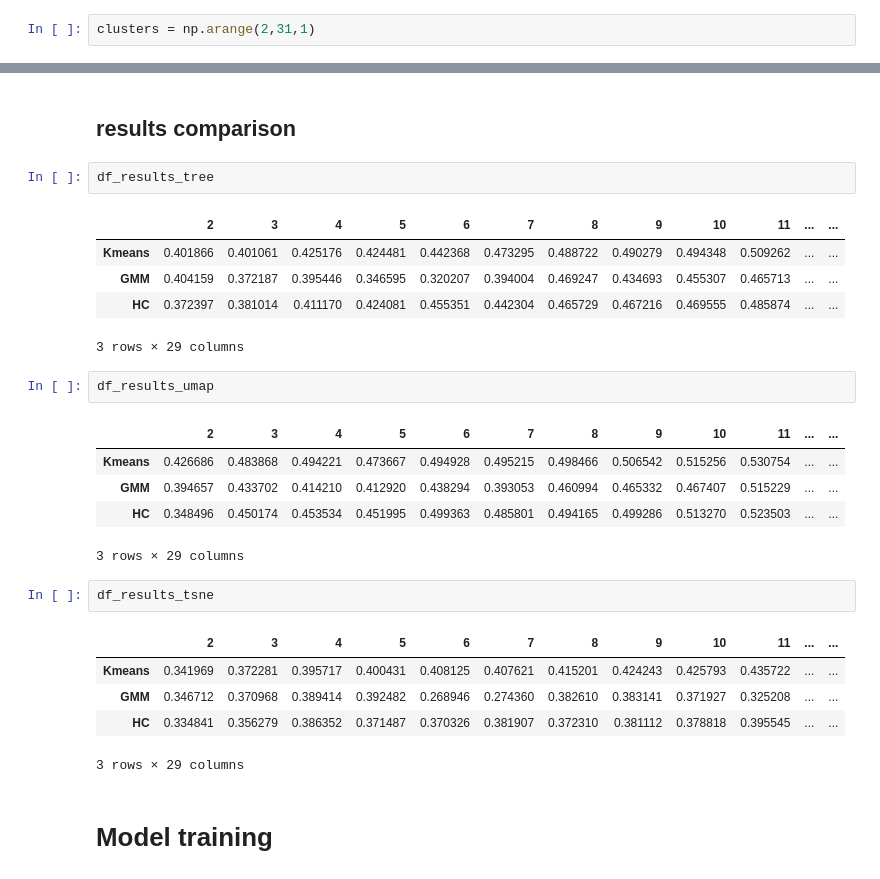
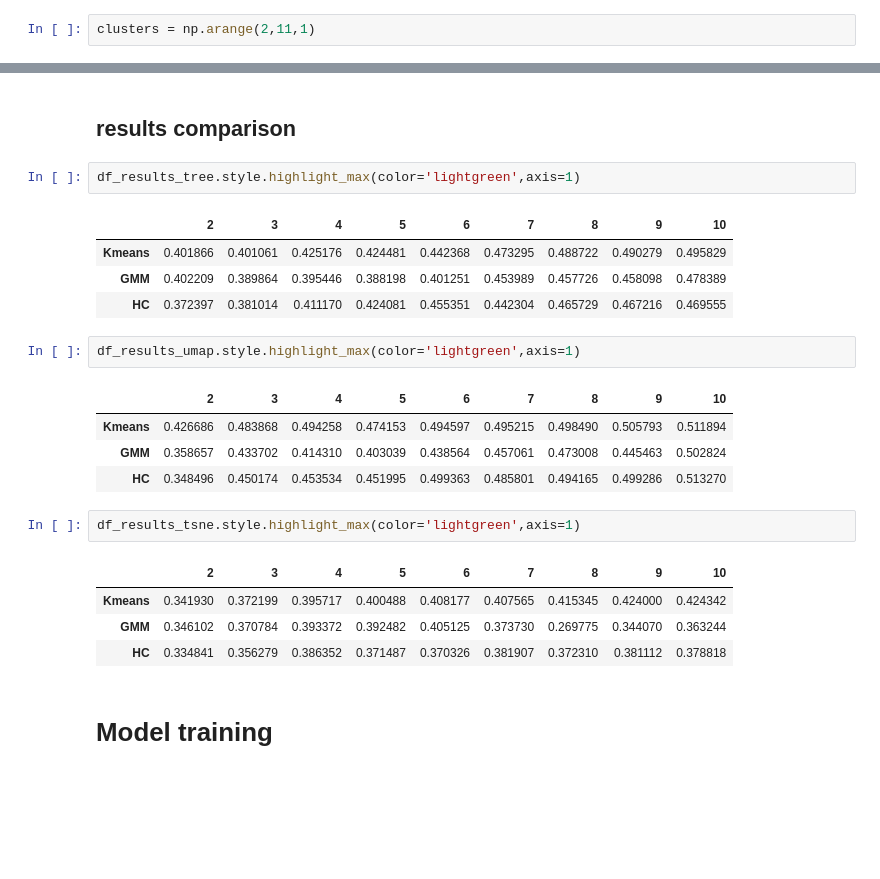
Before and after one commit to lavinomenezes/insiders_loyalty_program, a Jupyter notebook: notebooks/insider_clustering_v09_deploy.ipynb, the cells around one changed output, grey strips where cells are left out. Saved outputs shown, nothing was run; the diff lists cells and outputs as text; blank space fills up the shorter version.

```diff
--- a/notebooks/insider_clustering_v09_deploy.ipynb
+++ b/notebooks/insider_clustering_v09_deploy.ipynb
@@ -565,7 +565,7 @@ X.head()
 | 3 | -5.610941 | 11.015698 |
 | 4 | 17.254812 | -2.826212 |
 # %%
-clusters = np.arange(2,31,1)
+clusters = np.arange(2,11,1)
 # %% [markdown]
 ## KNN
 # %%
@@ -848,29 +844,26 @@ df_results_tsne.style.highlight_max(color='lightgreen',axis=1)
 # %% [markdown]
 ## results comparison
 # %%
-df_results_tree
+df_results_tree.style.highlight_max(color='lightgreen',axis=1)
 # %% [output]
-|  | 2 | 3 | 4 | 5 | 6 | 7 | 8 | 9 | 10 | 11 | ... | ... |
-| Kmeans | 0.401866 | 0.401061 | 0.425176 | 0.424481 | 0.442368 | 0.473295 | 0.488722 | 0.490279 | 0.494348 | 0.509262 | ... | ... |
-| GMM | 0.404159 | 0.372187 | 0.395446 | 0.346595 | 0.320207 | 0.394004 | 0.469247 | 0.434693 | 0.455307 | 0.465713 | ... | ... |
-| HC | 0.372397 | 0.381014 | 0.411170 | 0.424081 | 0.455351 | 0.442304 | 0.465729 | 0.467216 | 0.469555 | 0.485874 | ... | ... |
+|  | 2 | 3 | 4 | 5 | 6 | 7 | 8 | 9 | 10 |
+| Kmeans | 0.401866 | 0.401061 | 0.425176 | 0.424481 | 0.442368 | 0.473295 | 0.488722 | 0.490279 | 0.495829 |
+| GMM | 0.402209 | 0.389864 | 0.395446 | 0.388198 | 0.401251 | 0.453989 | 0.457726 | 0.458098 | 0.478389 |
+| HC | 0.372397 | 0.381014 | 0.411170 | 0.424081 | 0.455351 | 0.442304 | 0.465729 | 0.467216 | 0.469555 |
-3 rows × 29 columns
 # %%
-df_results_umap
+df_results_umap.style.highlight_max(color='lightgreen',axis=1)
 # %% [output]
-|  | 2 | 3 | 4 | 5 | 6 | 7 | 8 | 9 | 10 | 11 | ... | ... |
-| Kmeans | 0.426686 | 0.483868 | 0.494221 | 0.473667 | 0.494928 | 0.495215 | 0.498466 | 0.506542 | 0.515256 | 0.530754 | ... | ... |
-| GMM | 0.394657 | 0.433702 | 0.414210 | 0.412920 | 0.438294 | 0.393053 | 0.460994 | 0.465332 | 0.467407 | 0.515229 | ... | ... |
-| HC | 0.348496 | 0.450174 | 0.453534 | 0.451995 | 0.499363 | 0.485801 | 0.494165 | 0.499286 | 0.513270 | 0.523503 | ... | ... |
+|  | 2 | 3 | 4 | 5 | 6 | 7 | 8 | 9 | 10 |
+| Kmeans | 0.426686 | 0.483868 | 0.494258 | 0.474153 | 0.494597 | 0.495215 | 0.498490 | 0.505793 | 0.511894 |
+| GMM | 0.358657 | 0.433702 | 0.414310 | 0.403039 | 0.438564 | 0.457061 | 0.473008 | 0.445463 | 0.502824 |
+| HC | 0.348496 | 0.450174 | 0.453534 | 0.451995 | 0.499363 | 0.485801 | 0.494165 | 0.499286 | 0.513270 |
-3 rows × 29 columns
 # %%
-df_results_tsne
+df_results_tsne.style.highlight_max(color='lightgreen',axis=1)
 # %% [output]
-|  | 2 | 3 | 4 | 5 | 6 | 7 | 8 | 9 | 10 | 11 | ... | ... |
-| Kmeans | 0.341969 | 0.372281 | 0.395717 | 0.400431 | 0.408125 | 0.407621 | 0.415201 | 0.424243 | 0.425793 | 0.435722 | ... | ... |
-| GMM | 0.346712 | 0.370968 | 0.389414 | 0.392482 | 0.268946 | 0.274360 | 0.382610 | 0.383141 | 0.371927 | 0.325208 | ... | ... |
-| HC | 0.334841 | 0.356279 | 0.386352 | 0.371487 | 0.370326 | 0.381907 | 0.372310 | 0.381112 | 0.378818 | 0.395545 | ... | ... |
+|  | 2 | 3 | 4 | 5 | 6 | 7 | 8 | 9 | 10 |
+| Kmeans | 0.341930 | 0.372199 | 0.395717 | 0.400488 | 0.408177 | 0.407565 | 0.415345 | 0.424000 | 0.424342 |
+| GMM | 0.346102 | 0.370784 | 0.393372 | 0.392482 | 0.405125 | 0.373730 | 0.269775 | 0.344070 | 0.363244 |
+| HC | 0.334841 | 0.356279 | 0.386352 | 0.371487 | 0.370326 | 0.381907 | 0.372310 | 0.381112 | 0.378818 |
-3 rows × 29 columns
 # %% [markdown]
 # Model training
 # %% [markdown]
```
Also changed, not shown: parts of 7 cells of this notebook, 1 other file.
